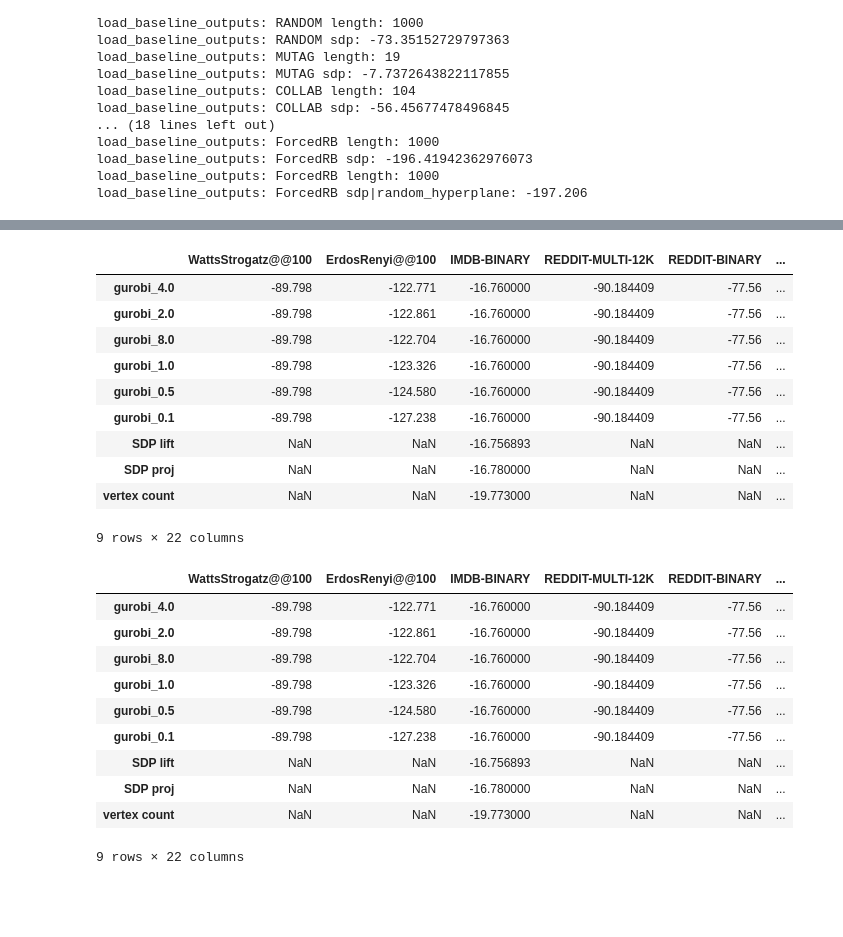
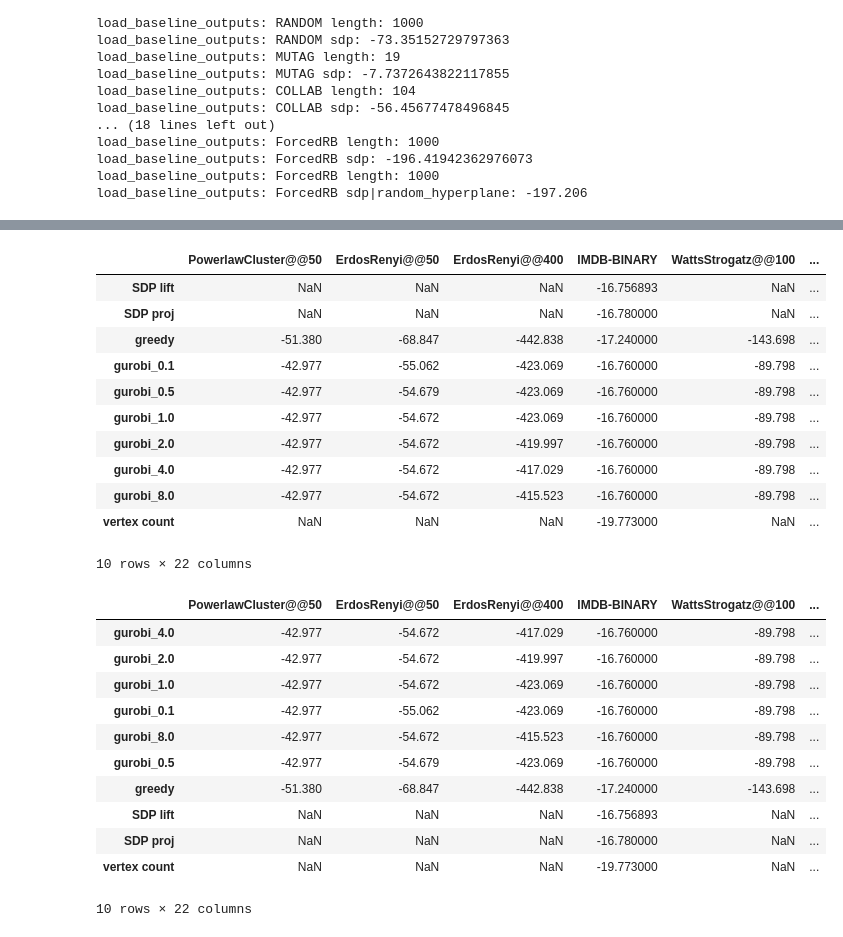
Before and after one commit to penlu/bespoke-gnn4do, a Jupyter notebook: ipynb/230927_tabulate_VC.ipynb, the cells around one changed output, grey strips where cells are left out. Drawn from its saved outputs; the diff is of its cells as text; code cells hidden in the pictures; blank space fills up the shorter version.

```diff
--- a/ipynb/230927_tabulate_VC.ipynb
+++ b/ipynb/230927_tabulate_VC.ipynb
@@ -15,6 +15,8 @@ sys.path.insert(0, str(root_folder))
 from utils.tabulate import load_datasets, load_train_outputs, load_baseline_outputs
 # %%
 baseline_folders = ['baseline_runs/230927_snapshot', 'baseline_runs/230927_snapshot2']
+baseline_folders = ['baseline_runs/230928_gurobi']
+baseline_folders_greedy = ['baseline_runs/230928_greedy']
 # %%
 # load datasets and calculate validation slices
 import torch
@@ -133,0 +136,22 @@ load_baseline_outputs: PROTEINS gurobi: -24.964285714285715
+# %%
+for baseline_folder in baseline_folders_greedy:
+    for model_folder in os.listdir(os.path.join(root_folder, baseline_folder)):
+        with open(os.path.join(os.path.join(root_folder, baseline_folder, model_folder), 'params.txt'), 'r') as f:
+            model_args = json.load(f)
+        if model_args['problem_type'] != 'vertex_cover':
+            continue
+
+        #print(model_args['gurobi'], model_args['gurobi_timeout'], model_args['dataset'], model_args['gen_n'])
+        #print(load_baseline_outputs(Path(os.path.join(root_folder, baseline_folder)), model_folder, 'gurobi', indices))
+        row = f'greedy'
+        if isinstance(model_args['gen_n'], list):
+            col = f"{model_args['dataset']}@@{model_args['gen_n'][0]}"
+        else:
+            col = f"{model_args['dataset']}"
+        print(row,col)
+
+        val = load_baseline_outputs(Path(os.path.join(root_folder, baseline_folder)), model_folder, 'greedy') # indices)
+
+        vc_scores.at[ row , col] = list(val.values())[0]
+        #vc_scores.at[ row , 'gen_n'] = model_args['gen_n']
+        #vc_scores.at[ row , ''] = model_args['gen_n']
@@ -165,31 +207,33 @@ for dataset in dataset_names:
 
 #vc_scores.style.apply(lambda col: ['font-weight:bold' if x==col.max() else '' for x in col])
 # %%
-vc_scores
+vc_scores.sort_index()
 # %% [output]
-|  | WattsStrogatz@@100 | ErdosRenyi@@100 | IMDB-BINARY | REDDIT-MULTI-12K | REDDIT-BINARY | ... |
-| gurobi_4.0 | -89.798 | -122.771 | -16.760000 | -90.184409 | -77.56 | ... |
-| gurobi_2.0 | -89.798 | -122.861 | -16.760000 | -90.184409 | -77.56 | ... |
-| gurobi_8.0 | -89.798 | -122.704 | -16.760000 | -90.184409 | -77.56 | ... |
-| gurobi_1.0 | -89.798 | -123.326 | -16.760000 | -90.184409 | -77.56 | ... |
-| gurobi_0.5 | -89.798 | -124.580 | -16.760000 | -90.184409 | -77.56 | ... |
-| gurobi_0.1 | -89.798 | -127.238 | -16.760000 | -90.184409 | -77.56 | ... |
-| SDP lift | NaN | NaN | -16.756893 | NaN | NaN | ... |
-| SDP proj | NaN | NaN | -16.780000 | NaN | NaN | ... |
-| vertex count | NaN | NaN | -19.773000 | NaN | NaN | ... |
+|  | PowerlawCluster@@50 | ErdosRenyi@@50 | ErdosRenyi@@400 | IMDB-BINARY | WattsStrogatz@@100 | ... |
+| SDP lift | NaN | NaN | NaN | -16.756893 | NaN | ... |
+| SDP proj | NaN | NaN | NaN | -16.780000 | NaN | ... |
+| greedy | -51.380 | -68.847 | -442.838 | -17.240000 | -143.698 | ... |
+| gurobi_0.1 | -42.977 | -55.062 | -423.069 | -16.760000 | -89.798 | ... |
+| gurobi_0.5 | -42.977 | -54.679 | -423.069 | -16.760000 | -89.798 | ... |
+| gurobi_1.0 | -42.977 | -54.672 | -423.069 | -16.760000 | -89.798 | ... |
+| gurobi_2.0 | -42.977 | -54.672 | -419.997 | -16.760000 | -89.798 | ... |
+| gurobi_4.0 | -42.977 | -54.672 | -417.029 | -16.760000 | -89.798 | ... |
+| gurobi_8.0 | -42.977 | -54.672 | -415.523 | -16.760000 | -89.798 | ... |
+| vertex count | NaN | NaN | NaN | -19.773000 | NaN | ... |
-9 rows × 22 columns
+10 rows × 22 columns
 # %%
 vc_scores.to_csv('/home/bcjexu/maxcut-80/bespoke-gnn4do/analysis_ipynb/vc_baseline_scores.csv')
 vc_scores
 # %% [output]
-|  | WattsStrogatz@@100 | ErdosRenyi@@100 | IMDB-BINARY | REDDIT-MULTI-12K | REDDIT-BINARY | ... |
-| gurobi_4.0 | -89.798 | -122.771 | -16.760000 | -90.184409 | -77.56 | ... |
-| gurobi_2.0 | -89.798 | -122.861 | -16.760000 | -90.184409 | -77.56 | ... |
-| gurobi_8.0 | -89.798 | -122.704 | -16.760000 | -90.184409 | -77.56 | ... |
-| gurobi_1.0 | -89.798 | -123.326 | -16.760000 | -90.184409 | -77.56 | ... |
-| gurobi_0.5 | -89.798 | -124.580 | -16.760000 | -90.184409 | -77.56 | ... |
-| gurobi_0.1 | -89.798 | -127.238 | -16.760000 | -90.184409 | -77.56 | ... |
-| SDP lift | NaN | NaN | -16.756893 | NaN | NaN | ... |
-| SDP proj | NaN | NaN | -16.780000 | NaN | NaN | ... |
-| vertex count | NaN | NaN | -19.773000 | NaN | NaN | ... |
+|  | PowerlawCluster@@50 | ErdosRenyi@@50 | ErdosRenyi@@400 | IMDB-BINARY | WattsStrogatz@@100 | ... |
+| gurobi_4.0 | -42.977 | -54.672 | -417.029 | -16.760000 | -89.798 | ... |
+| gurobi_2.0 | -42.977 | -54.672 | -419.997 | -16.760000 | -89.798 | ... |
+| gurobi_1.0 | -42.977 | -54.672 | -423.069 | -16.760000 | -89.798 | ... |
+| gurobi_0.1 | -42.977 | -55.062 | -423.069 | -16.760000 | -89.798 | ... |
+| gurobi_8.0 | -42.977 | -54.672 | -415.523 | -16.760000 | -89.798 | ... |
+| gurobi_0.5 | -42.977 | -54.679 | -423.069 | -16.760000 | -89.798 | ... |
+| greedy | -51.380 | -68.847 | -442.838 | -17.240000 | -143.698 | ... |
+| SDP lift | NaN | NaN | NaN | -16.756893 | NaN | ... |
+| SDP proj | NaN | NaN | NaN | -16.780000 | NaN | ... |
+| vertex count | NaN | NaN | NaN | -19.773000 | NaN | ... |
-9 rows × 22 columns
+10 rows × 22 columns
```
Also changed, not shown: parts of 2 cells of this notebook, 2 other files.
